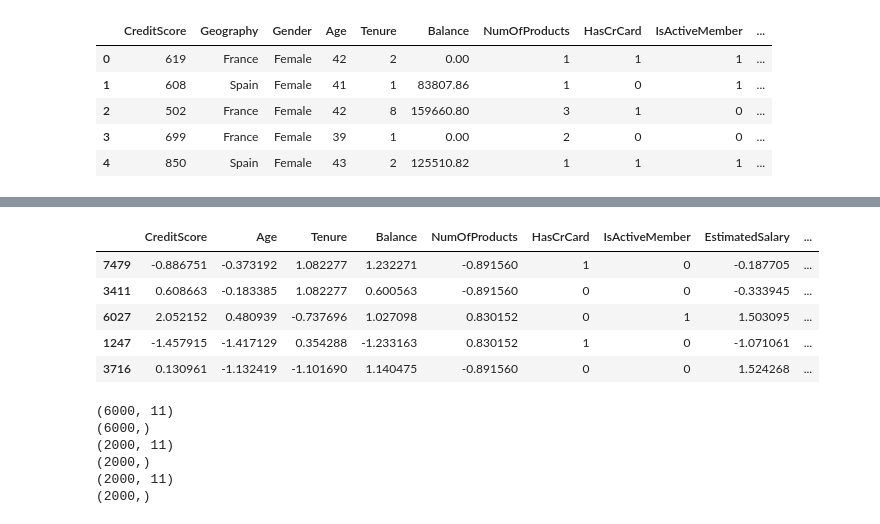
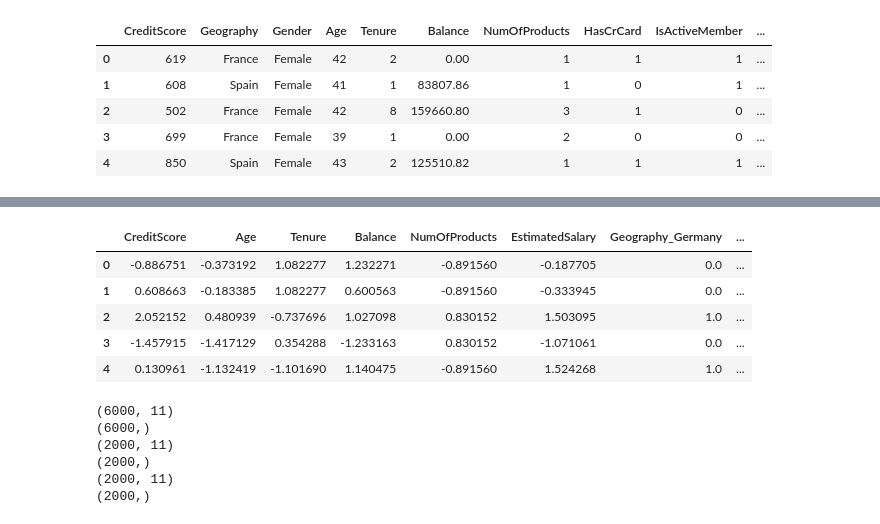
Before and after one commit to KateRoppert/beta_bank, a Jupyter notebook: beta_bank_project_v1.ipynb, the cells around one changed output, grey strips where cells are left out. Drawn from its saved outputs; the diff is of its cells as text; code cells hidden in the pictures.

Commit message:
Добавлена кодировка категориальных признаков техникой ОНЕ

```diff
--- a/beta_bank_project_v1.ipynb
+++ b/beta_bank_project_v1.ipynb
@@ -152,0 +141,3 @@ data_ohe.head()
+# %%
+features = data.drop(['Exited'], axis=1)
+target = data['Exited']
@@ -152,0 +148,4 @@ data_ohe.head()
+# %%
+# отделим количественные признаки от категориальных
+numeric = ['CreditScore', 'Age', 'Tenure', 'Balance', 'NumOfProducts', 'EstimatedSalary']
+categorical = ['Geography', 'Gender', 'HasCrCard', 'IsActiveMember']
@@ -152,0 +162,16 @@ data_ohe.head()
+# %%
+# прямое кодирование категориальных признаков на валидационной выборке для логистической регрессии
+features_valid_encoded = pd.DataFrame(
+    ohe_encoder.transform(features_valid[categorical]).toarray(),
+    columns=ohe_encoder.get_feature_names(categorical)
+)
+
+features_valid_ohe = pd.concat((features_valid[numeric].reset_index(drop=True), features_valid_encoded.reset_index(drop=True)), axis=1)
+# %%
+# прямое кодирование категориальных признаков на тестовой выборке для логистической регрессии
+features_test_encoded = pd.DataFrame(
+    ohe_encoder.transform(features_test[categorical]).toarray(),
+    columns=ohe_encoder.get_feature_names(categorical)
+)
+
+features_test_ohe = pd.concat((features_test[numeric].reset_index(drop=True), features_test_encoded.reset_index(drop=True)), axis=1)
@@ -153,25 +194,17 @@ data_ohe.head()
 # %%
-# делим данные на обучающую, валидационную и тестовую выборки и стандартизируем числовые признаки
-features = data_ohe.drop(['Exited'], axis=1)
-target = data_ohe['Exited']
+# стандартизация числовых признаков для логистической регрессии
+scaler = StandardScaler()
+scaler.fit(features_train_ohe[numeric])
+features_train_ohe[numeric] = scaler.transform(features_train_ohe[numeric])
+features_valid_ohe[numeric] = scaler.transform(features_valid_ohe[numeric])
+features_test_ohe[numeric] = scaler.transform(features_test_ohe[numeric])
 
-features_train, features_vt, target_train, target_vt = train_test_split(features, target, random_state=12345, test_size=0.4)
-features_valid, features_test, target_valid, target_test = train_test_split(features_vt, target_vt, random_state=12345, test_size=0.5)
-
-numeric = ['CreditScore', 'Age', 'Tenure', 'Balance', 'NumOfProducts', 'EstimatedSalary']
-
-scaler = StandardScaler()
-scaler.fit(features_train[numeric])
-features_train[numeric] = scaler.transform(features_train[numeric])
-features_valid[numeric] = scaler.transform(features_valid[numeric])
-features_test[numeric] = scaler.transform(features_test[numeric])
-
-features_train.head()
+features_train_ohe.head()
 # %% [output]
-|  | CreditScore | Age | Tenure | Balance | NumOfProducts | HasCrCard | IsActiveMember | EstimatedSalary | ... |
-| 7479 | -0.886751 | -0.373192 | 1.082277 | 1.232271 | -0.891560 | 1 | 0 | -0.187705 | ... |
-| 3411 | 0.608663 | -0.183385 | 1.082277 | 0.600563 | -0.891560 | 0 | 0 | -0.333945 | ... |
-| 6027 | 2.052152 | 0.480939 | -0.737696 | 1.027098 | 0.830152 | 0 | 1 | 1.503095 | ... |
-| 1247 | -1.457915 | -1.417129 | 0.354288 | -1.233163 | 0.830152 | 1 | 0 | -1.071061 | ... |
-| 3716 | 0.130961 | -1.132419 | -1.101690 | 1.140475 | -0.891560 | 0 | 0 | 1.524268 | ... |
+|  | CreditScore | Age | Tenure | Balance | NumOfProducts | EstimatedSalary | Geography_Germany | ... |
+| 0 | -0.886751 | -0.373192 | 1.082277 | 1.232271 | -0.891560 | -0.187705 | 0.0 | ... |
+| 1 | 0.608663 | -0.183385 | 1.082277 | 0.600563 | -0.891560 | -0.333945 | 0.0 | ... |
+| 2 | 2.052152 | 0.480939 | -0.737696 | 1.027098 | 0.830152 | 1.503095 | 1.0 | ... |
+| 3 | -1.457915 | -1.417129 | 0.354288 | -1.233163 | 0.830152 | -1.071061 | 0.0 | ... |
+| 4 | 0.130961 | -1.132419 | -1.101690 | 1.140475 | -0.891560 | 1.524268 | 1.0 | ... |
 # %%
```
Also changed, not shown: parts of 54 cells of this notebook.
